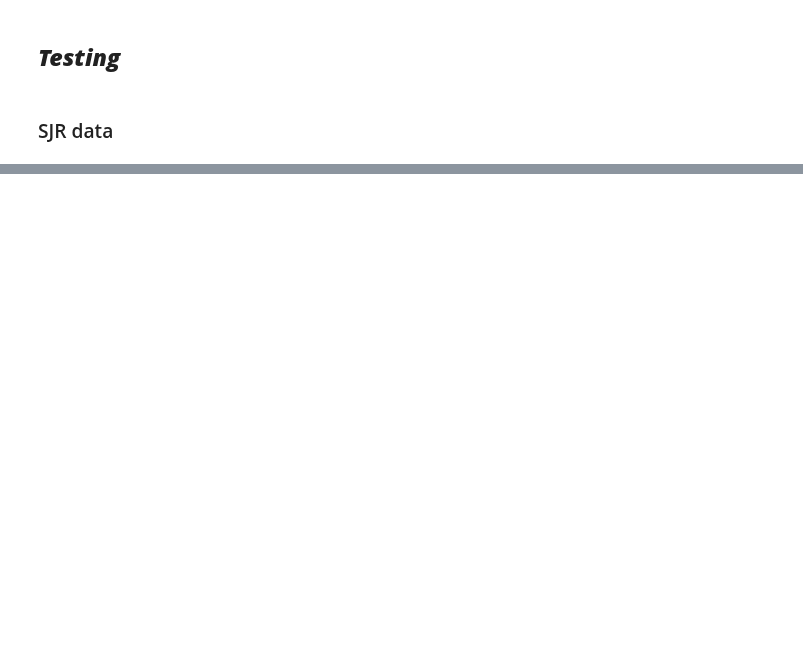
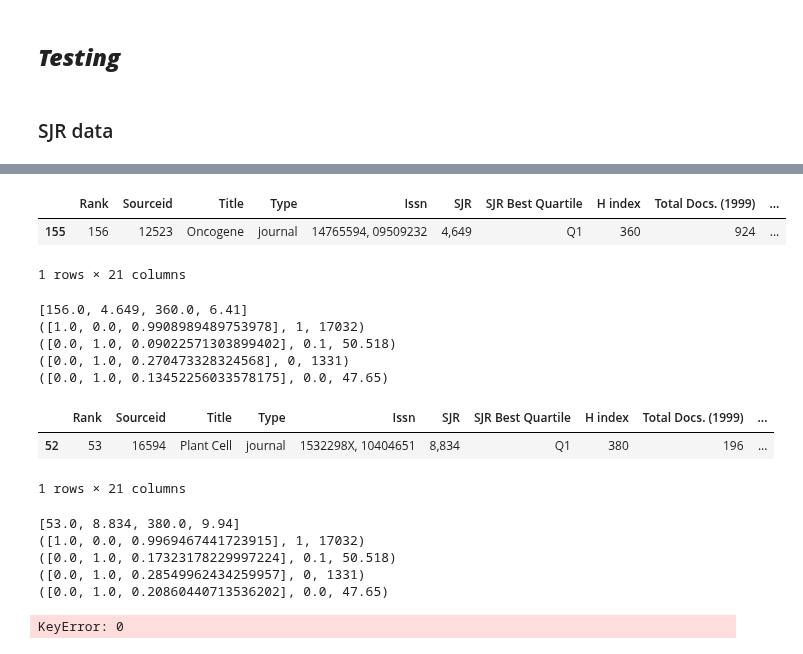
Before and after one commit to ShiuLab/plant_sci_hist, a Jupyter notebook: 8_impact/script_8_considering_impact.ipynb, the cells around one changed output, grey strips where cells are left out. Saved outputs shown, nothing was run; the diff lists cells and outputs as text; code cells hidden in the pictures; blank space fills up the shorter version.

```diff
--- a/8_impact/script_8_considering_impact.ipynb
+++ b/8_impact/script_8_considering_impact.ipynb
@@ -253,2 +353,6 @@ Index(['Rank', 'Sourceid', 'Title', 'Type', 'Issn', 'SJR', 'SJR Best Quartile',
+# %%
+# Save metric dictionary as pickle
+with open(work_dir / "sjr_metric_dicts.pkl", "wb") as f:
+  pickle.dump(d_d_metric, f)
 # %% [markdown]
 ## ___Topical impact___
@@ -373,0 +542,37 @@ number of docs with topic assignment: 421307
+# %%
+log_toc_yr_issn_not_found = work_dir / "log_toc_yr_issn_not_found.txt"
+
+with open(log_toc_yr_issn_not_found, "w") as f:
+  t_y_avg = {} # {topic: {year: [Prank, SJR, Hidx, Cite]}}
+
+  # For each topic
+  for toc in tocs:
+    # output to log file
+    f.write(f"-----\ntopic={toc}\n")
+    t_y_avg[toc] = {}
+
+    # For each year
+    for yr in yr_range:
+      # [[prank, sjr, hidx, cite]] for all records in a given topic-year
+      m_lst_lst, not_found = get_m_lst_lst(toc, yr)
+      #print(len(m_lst_lst))
+
+      # compile metrics into a 2d array
+      m_2d = []
+      for m_list in m_lst_lst:
+        m_2d.append(m_list[3])
+      m_2d  = np.array(m_2d)
+
+      # determine n_pub for each metric after removing NA
+      n_pub = np.subtract([m_2d.shape[0]]*4, sum(np.isnan(m_2d)))
+
+      # calculate average and store in dict
+      w_avg       = np.divide(np.nansum(m_2d, axis=0), n_pub)
+      t_y_avg[yr] = w_avg
+
+      # output to log file
+      f.write(f" {yr}:\n")
+      for journal in not_found:
+        f.write(f"  {journal}:\n" + \
+                f"    ISSN:{not_found[journal][0]}\n" + \
+                f"    PMID:{not_found[journal][1]}\n")
@@ -410,0 +644,8 @@ not_found[:10]
+# %%
+sjr_file  = sjr_dir / f"scimagojr_1999.csv"
+sjr_df    = pd.read_csv(sjr_file, sep=";", low_memory=False)
+sjr_df[sjr_df["Title"] == "Oncogene"]
+# %% [output]
+|  | Rank | Sourceid | Title | Type | Issn | SJR | SJR Best Quartile | H index | Total Docs. (1999) | ... |
+| 155 | 156 | 12523 | Oncogene | journal | 14765594, 09509232 | 4,649 | Q1 | 360 | 924 | ... |
+1 rows × 21 columns
@@ -410,0 +670,30 @@ not_found[:10]
+# %%
+get_val("Oncogene", 1999)
+# %% [output]
+[156.0, 4.649, 360.0, 6.41]
+([1.0, 0.0, 0.9908989489753978], 1, 17032)
+([0.0, 1.0, 0.09022571303899402], 0.1, 50.518)
+([0.0, 1.0, 0.270473328324568], 0, 1331)
+([0.0, 1.0, 0.13452256033578175], 0.0, 47.65)
+# %%
+sjr_df[sjr_df["Title"] == "Plant Cell"]
+# %% [output]
+|  | Rank | Sourceid | Title | Type | Issn | SJR | SJR Best Quartile | H index | Total Docs. (1999) | ... |
+| 52 | 53 | 16594 | Plant Cell | journal | 1532298X, 10404651 | 8,834 | Q1 | 380 | 196 | ... |
+1 rows × 21 columns
+# %%
+get_val("Plant Cell", 1999)
+# %% [output]
+[53.0, 8.834, 380.0, 9.94]
+([1.0, 0.0, 0.9969467441723915], 1, 17032)
+([0.0, 1.0, 0.17323178229997224], 0.1, 50.518)
+([0.0, 1.0, 0.28549962434259957], 0, 1331)
+([0.0, 1.0, 0.20860440713536202], 0.0, 47.65)
+# %%
+# For Oncogene
+print(normalize([m_yr_min_max[0], m_yr_min_max[1], m_vals[0]], invert=1))
+print(normalize([m_yr_min_max[2], m_yr_min_max[3], m_vals[1]]))
+print(normalize([m_yr_min_max[4], m_yr_min_max[5], m_vals[2]]))
+print(normalize([m_yr_min_max[6], m_yr_min_max[7], m_vals[3]]))
+# %% [output]
+KeyError: 0
```
Also changed, not shown: parts of 28 cells of this notebook.
